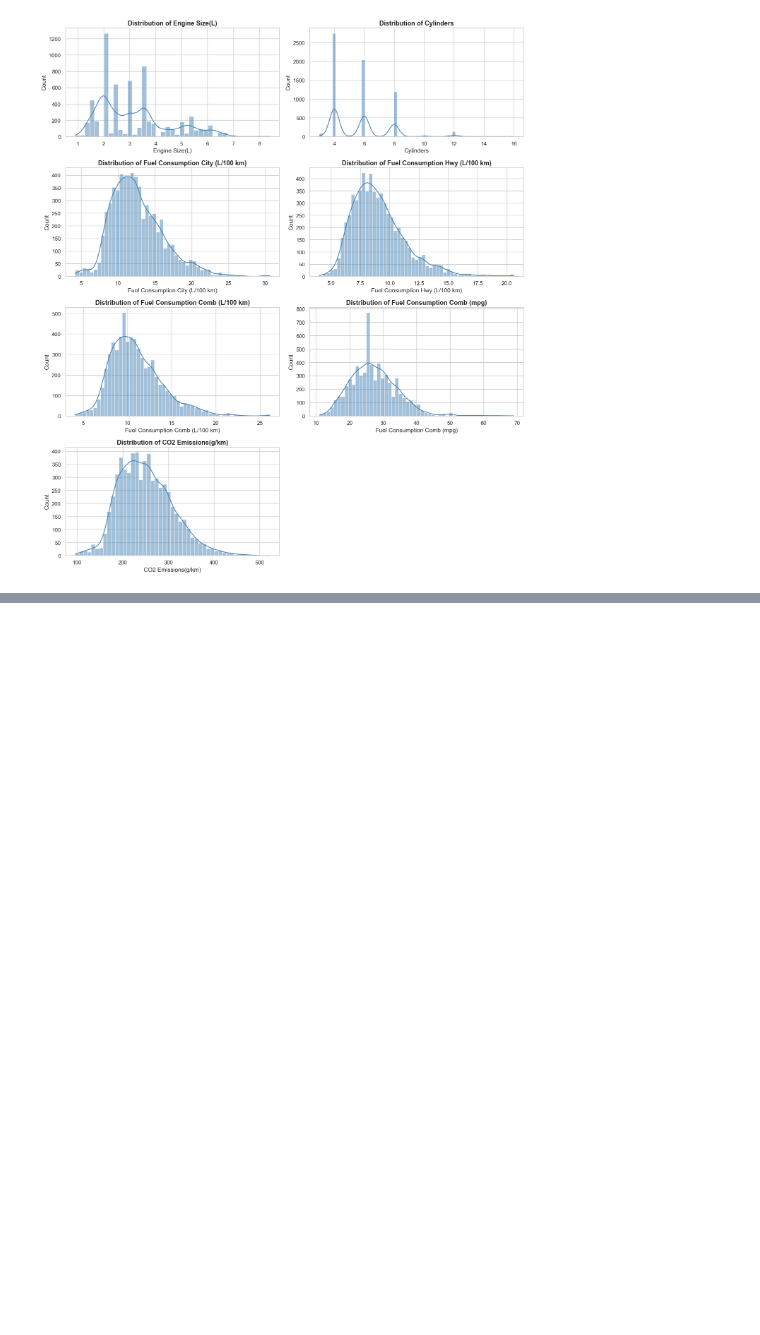
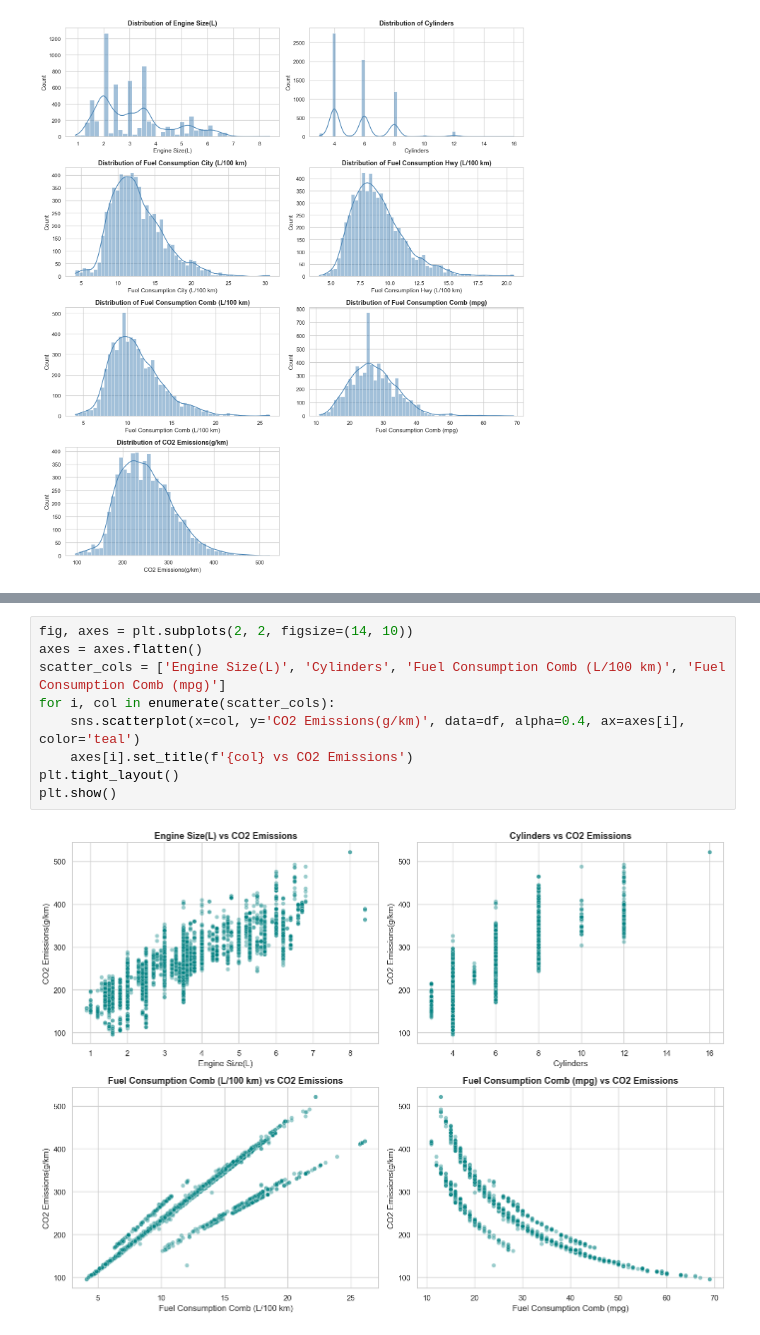
Before and after one commit to pulastaya-data/ML-Algorithms, a Jupyter notebook: Notebooks/2. Multiple_Linear_Regression.ipynb, the cells around one changed output, grey strips where cells are left out. Drawn from its saved outputs; the diff is of its cells as text; blank space fills up the shorter version.

```diff
--- a/Notebooks/2. Multiple_Linear_Regression.ipynb
+++ b/Notebooks/2. Multiple_Linear_Regression.ipynb
@@ -216,0 +334,11 @@ plt.show()
+# %%
+fig, axes = plt.subplots(2, 2, figsize=(14, 10))
+axes = axes.flatten()
+scatter_cols = ['Engine Size(L)', 'Cylinders', 'Fuel Consumption Comb (L/100 km)', 'Fuel Consumption Comb (mpg)']
+for i, col in enumerate(scatter_cols):
+    sns.scatterplot(x=col, y='CO2 Emissions(g/km)', data=df, alpha=0.4, ax=axes[i], color='teal')
+    axes[i].set_title(f'{col} vs CO2 Emissions')
+plt.tight_layout()
+plt.show()
+# %% [output]
+[figure, added]
```
Also changed, not shown: parts of 20 cells of this notebook, 2 other files.
